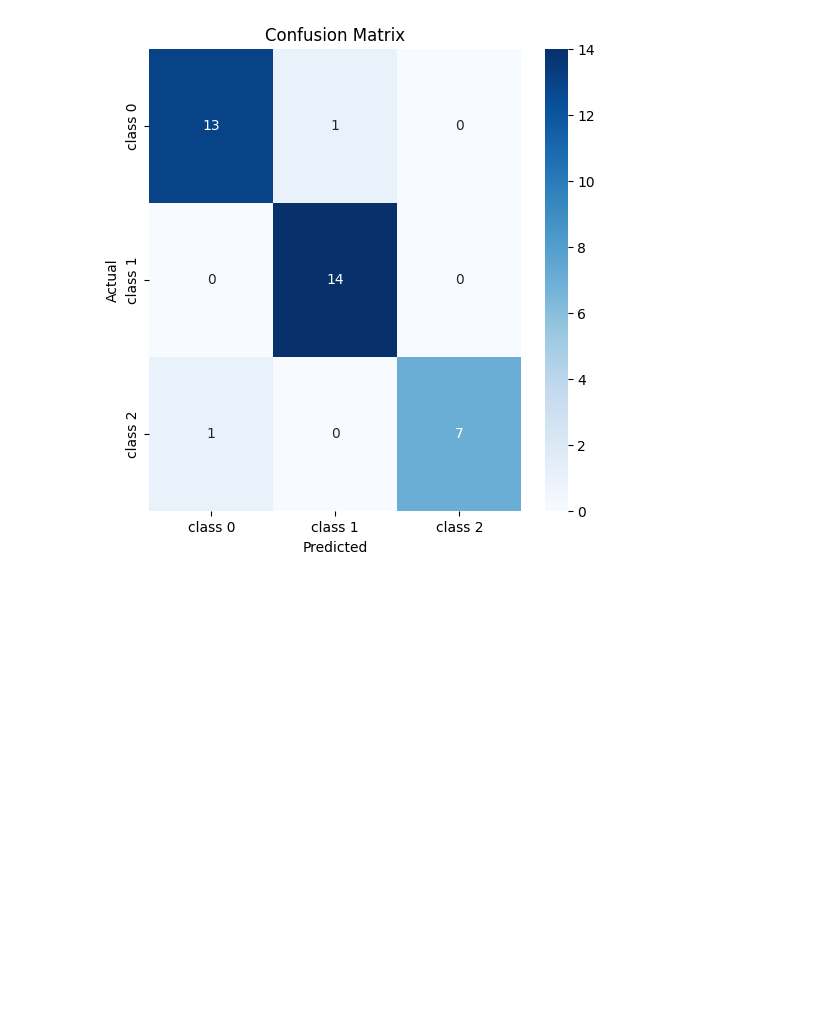
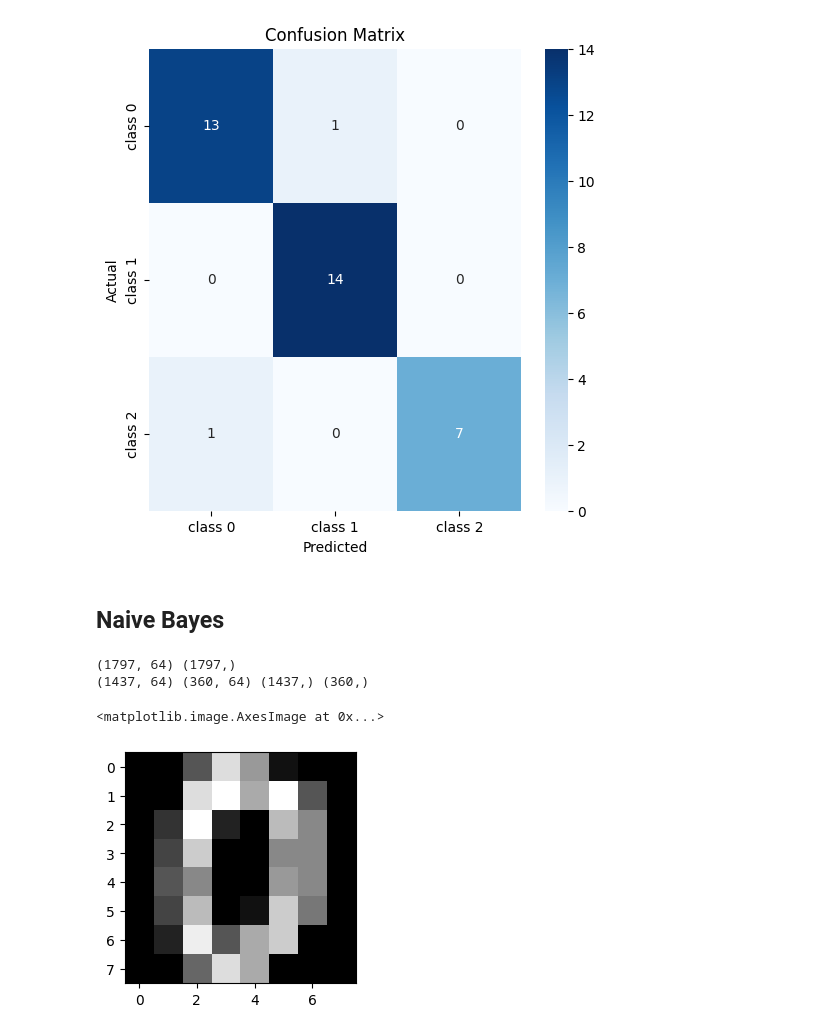
Before and after one commit to NickDiNapoli/machine-learning-playground, a Jupyter notebook: src/machine_learning_playground/data_science_models.ipynb, the cells around one changed output. Drawn from its saved outputs; the diff is of its cells as text; code cells hidden in the pictures; blank space fills up the shorter version.

```diff
--- a/src/machine_learning_playground/data_science_models.ipynb
+++ b/src/machine_learning_playground/data_science_models.ipynb
@@ -134,2 +146,20 @@ plt.show()
 # %% [output]
 [figure]
+# %% [markdown]
+## Naive Bayes
+# %%
+digits = load_digits()
+X, y = digits.data, digits.target
+print(X.shape, y.shape)
+
+X_train, X_test, y_train, y_test = train_test_split(X, y, test_size=0.2, random_state=42)
+print(X_train.shape, X_test.shape, y_train.shape, y_test.shape)
+# %% [output]
+(1797, 64) (1797,)
+(1437, 64) (360, 64) (1437,) (360,)
+# %%
+plt.figure(figsize=(3, 3))
+plt.imshow(X[0].reshape(8,8), cmap='gray')
+# %% [output]
+<matplotlib.image.AxesImage at 0x...>
+[figure, added]
```
Also changed, not shown: parts of 11 cells of this notebook.
